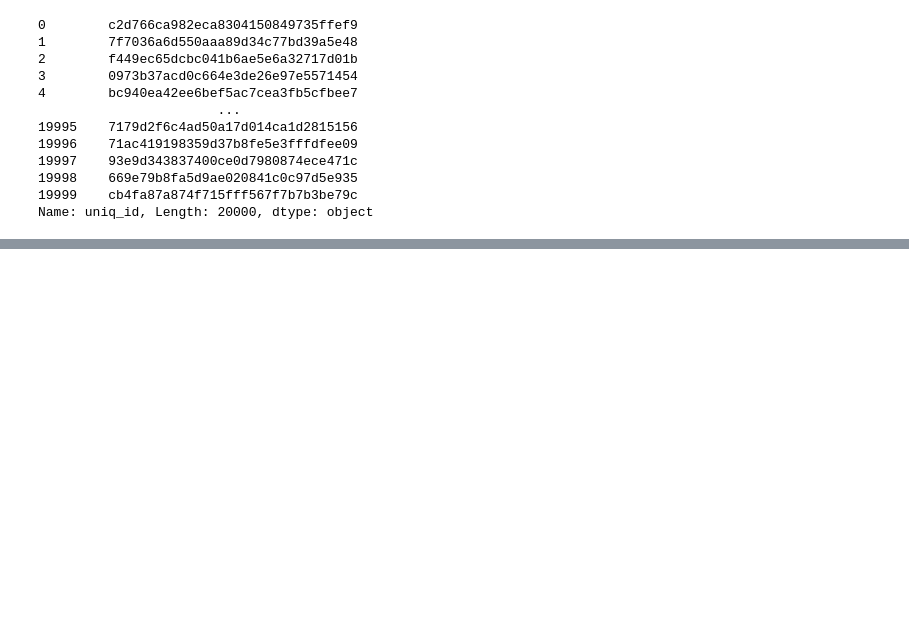
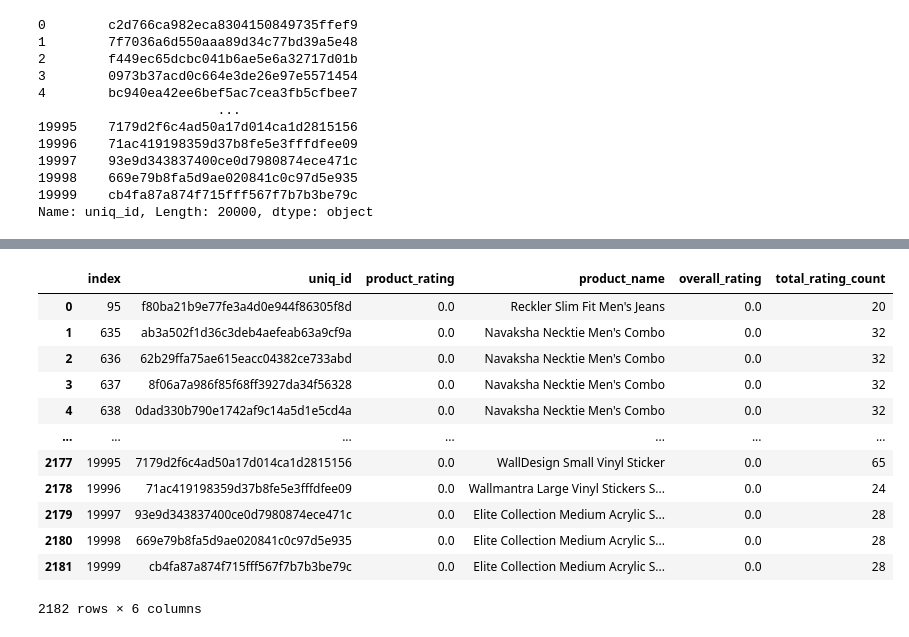
Before and after one commit to Techseeker-404/Recommendor_system, a Jupyter notebook: Recomend.ipynb, the cells around one changed output, grey strips where cells are left out. Cells and saved outputs as stored; diff of their text form; code cells hidden in the pictures; blank space fills up the shorter version.

```diff
--- a/Recomend.ipynb
+++ b/Recomend.ipynb
@@ -127,0 +282,7 @@ Name: uniq_id, Length: 20000, dtype: object
+# %%
+
+prod_ratingcount = (data_rec.groupby("product_name").product_rating.count().
+                  reset_index().rename(columns= {"product_rating":"total_rating_count"})
+                [["product_name","total_rating_count"]])
+
+prod_ratingcount
@@ -127,0 +323,4 @@ Name: uniq_id, Length: 20000, dtype: object
+# %%
+rating_with_total_rating = data_rec.merge(prod_ratingcount,left_on = 'product_name',
+                                                        right_on = "product_name",how = 'left')
+rating_with_total_rating.head()
@@ -127,0 +342,8 @@ Name: uniq_id, Length: 20000, dtype: object
+# %%
+product_popularity_count = 20
+popular_prod_rating = rating_with_total_rating.query("total_rating_count >= @product_popularity_count")
+"""
+ This can also written as
+ popular_prod_rating = rating_with_total_rating[rating_with_total_rating["total_rating_count"]>= product_popularity_count]
+"""
+popular_prod_rating
@@ -127,0 +364,18 @@ Name: uniq_id, Length: 20000, dtype: object
+# %%
+popular_prod_rating.reset_index(inplace=True)
+# %%
+popular_prod_rating
+# %% [output]
+|  | index | uniq_id | product_rating | product_name | overall_rating | total_rating_count |
+| 0 | 95 | f80ba21b9e77fe3a4d0e944f86305f8d | 0.0 | Reckler Slim Fit Men's Jeans | 0.0 | 20 |
+| 1 | 635 | ab3a502f1d36c3deb4aefeab63a9cf9a | 0.0 | Navaksha Necktie Men's Combo | 0.0 | 32 |
+| 2 | 636 | 62b29ffa75ae615eacc04382ce733abd | 0.0 | Navaksha Necktie Men's Combo | 0.0 | 32 |
+| 3 | 637 | 8f06a7a986f85f68ff3927da34f56328 | 0.0 | Navaksha Necktie Men's Combo | 0.0 | 32 |
+| 4 | 638 | 0dad330b790e1742af9c14a5d1e5cd4a | 0.0 | Navaksha Necktie Men's Combo | 0.0 | 32 |
+| ... | ... | ... | ... | ... | ... | ... |
+| 2177 | 19995 | 7179d2f6c4ad50a17d014ca1d2815156 | 0.0 | WallDesign Small Vinyl Sticker | 0.0 | 65 |
+| 2178 | 19996 | 71ac419198359d37b8fe5e3fffdfee09 | 0.0 | Wallmantra Large Vinyl Stickers S... | 0.0 | 24 |
+| 2179 | 19997 | 93e9d343837400ce0d7980874ece471c | 0.0 | Elite Collection Medium Acrylic S... | 0.0 | 28 |
+| 2180 | 19998 | 669e79b8fa5d9ae020841c0c97d5e935 | 0.0 | Elite Collection Medium Acrylic S... | 0.0 | 28 |
+| 2181 | 19999 | cb4fa87a874f715fff567f7b7b3be79c | 0.0 | Elite Collection Medium Acrylic S... | 0.0 | 28 |
+2182 rows × 6 columns
```
Also changed, not shown: parts of 29 cells of this notebook.
